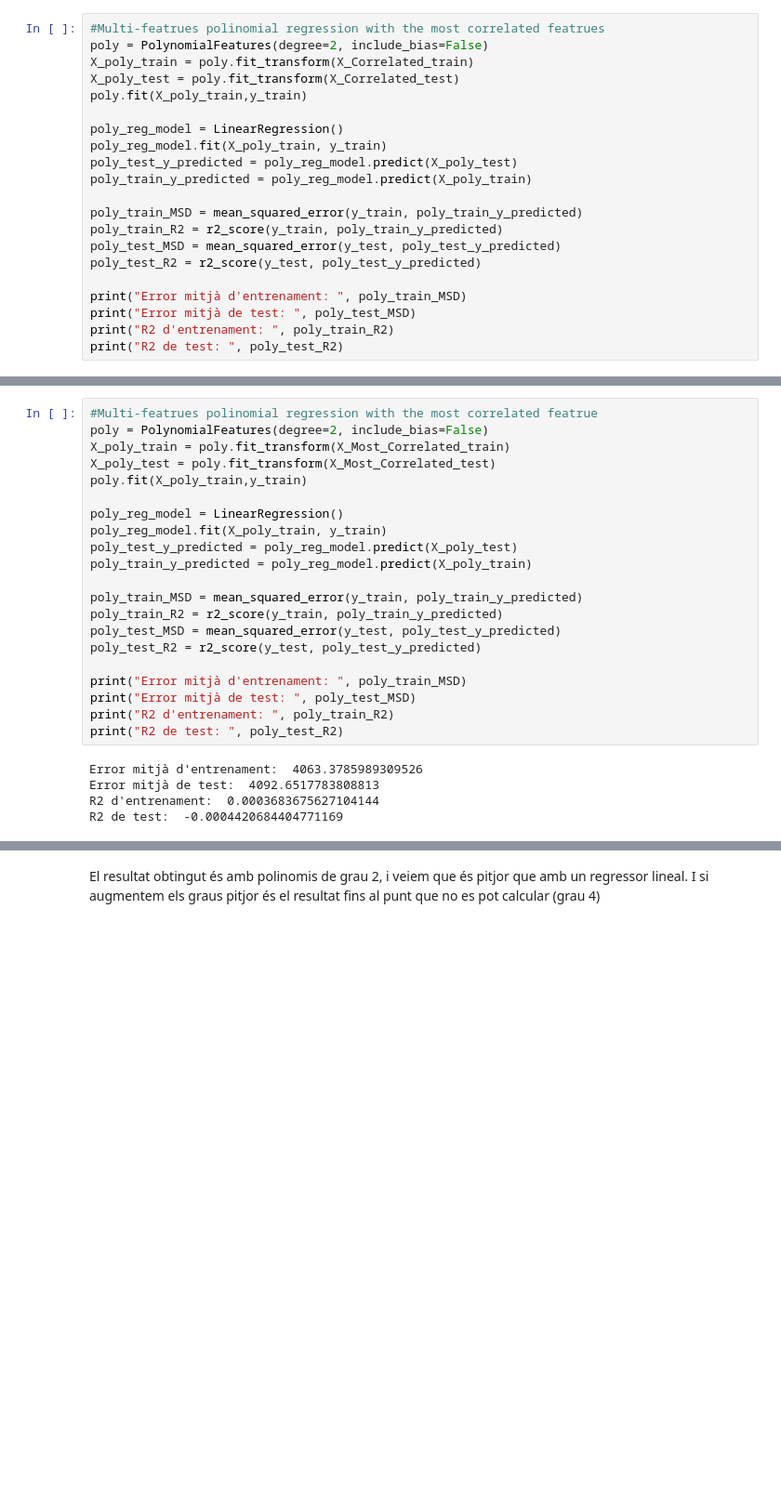
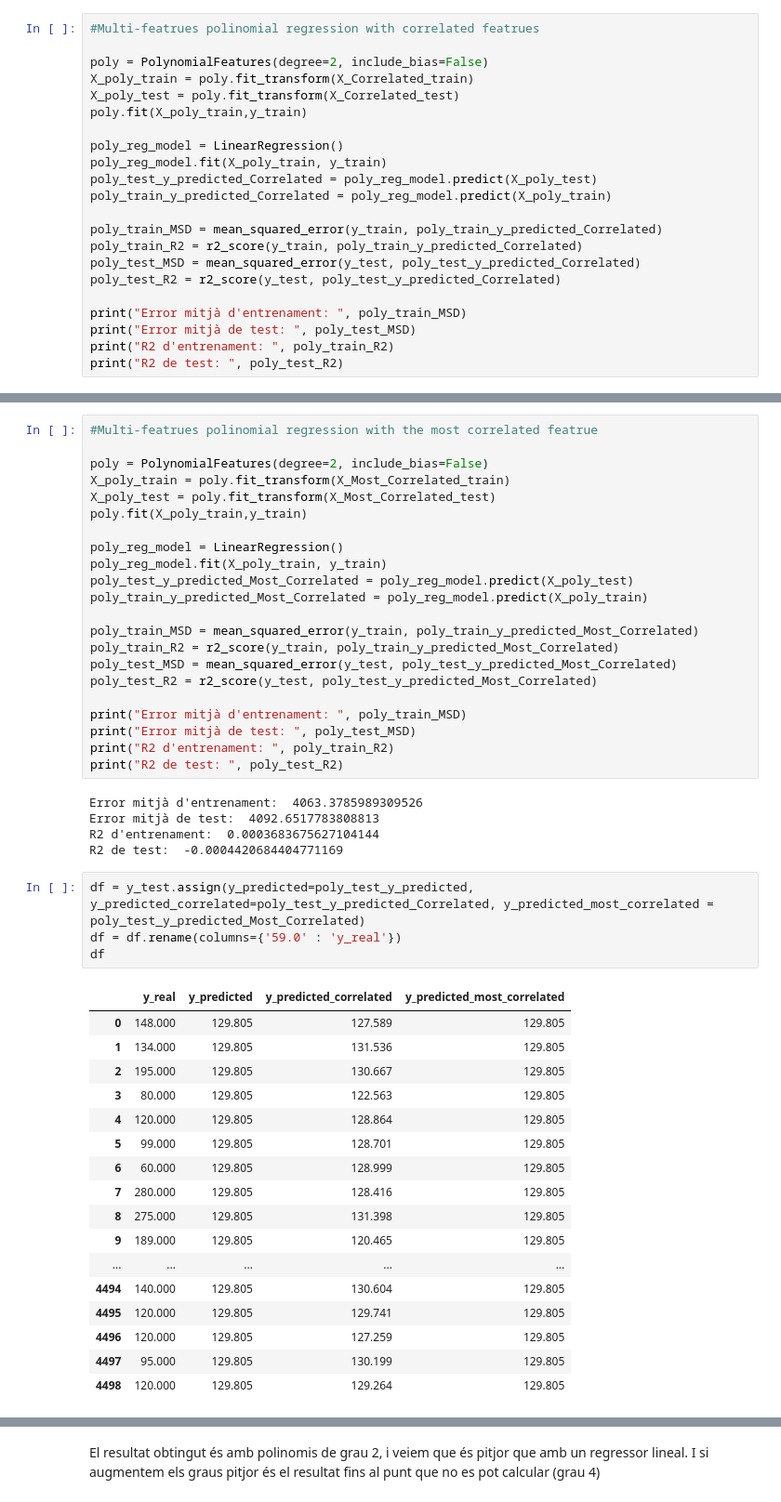
Before and after one commit to celia-m15/Amsterdam_AirBnb_Price, a Jupyter notebook: Price_regression.ipynb, the cells around one changed output, grey strips where cells are left out. Shown at 93% size. Cells and saved outputs as stored; diff of their text form; blank space fills up the shorter version.

```diff
--- a/Price_regression.ipynb
+++ b/Price_regression.ipynb
@@ -351,5 +346,6 @@ R2 de test:  -0.010413746582043304
 # %%
-#Multi-featrues polinomial regression with the most correlated featrues
+#Multi-featrues polinomial regression with correlated featrues
+
 poly = PolynomialFeatures(degree=2, include_bias=False)
 X_poly_train = poly.fit_transform(X_Correlated_train)
 X_poly_test = poly.fit_transform(X_Correlated_test)
@@ -357,13 +353,13 @@ poly.fit(X_poly_train,y_train)
 
 poly_reg_model = LinearRegression()
 poly_reg_model.fit(X_poly_train, y_train)
-poly_test_y_predicted = poly_reg_model.predict(X_poly_test)
-poly_train_y_predicted = poly_reg_model.predict(X_poly_train)
+poly_test_y_predicted_Correlated = poly_reg_model.predict(X_poly_test)
+poly_train_y_predicted_Correlated = poly_reg_model.predict(X_poly_train)
 
-poly_train_MSD = mean_squared_error(y_train, poly_train_y_predicted)
-poly_train_R2 = r2_score(y_train, poly_train_y_predicted)
-poly_test_MSD = mean_squared_error(y_test, poly_test_y_predicted)
-poly_test_R2 = r2_score(y_test, poly_test_y_predicted)
+poly_train_MSD = mean_squared_error(y_train, poly_train_y_predicted_Correlated)
+poly_train_R2 = r2_score(y_train, poly_train_y_predicted_Correlated)
+poly_test_MSD = mean_squared_error(y_test, poly_test_y_predicted_Correlated)
+poly_test_R2 = r2_score(y_test, poly_test_y_predicted_Correlated)
 
 print("Error mitjà d'entrenament: ", poly_train_MSD)
 print("Error mitjà de test: ", poly_test_MSD)
@@ -376,6 +372,7 @@ R2 d'entrenament:  0.0016907939088786073
 R2 de test:  -0.0035739967464980538
 # %%
 #Multi-featrues polinomial regression with the most correlated featrue
+
 poly = PolynomialFeatures(degree=2, include_bias=False)
 X_poly_train = poly.fit_transform(X_Most_Correlated_train)
 X_poly_test = poly.fit_transform(X_Most_Correlated_test)
@@ -383,13 +380,13 @@ poly.fit(X_poly_train,y_train)
 
 poly_reg_model = LinearRegression()
 poly_reg_model.fit(X_poly_train, y_train)
-poly_test_y_predicted = poly_reg_model.predict(X_poly_test)
-poly_train_y_predicted = poly_reg_model.predict(X_poly_train)
+poly_test_y_predicted_Most_Correlated = poly_reg_model.predict(X_poly_test)
+poly_train_y_predicted_Most_Correlated = poly_reg_model.predict(X_poly_train)
 
-poly_train_MSD = mean_squared_error(y_train, poly_train_y_predicted)
-poly_train_R2 = r2_score(y_train, poly_train_y_predicted)
-poly_test_MSD = mean_squared_error(y_test, poly_test_y_predicted)
-poly_test_R2 = r2_score(y_test, poly_test_y_predicted)
+poly_train_MSD = mean_squared_error(y_train, poly_train_y_predicted_Most_Correlated)
+poly_train_R2 = r2_score(y_train, poly_train_y_predicted_Most_Correlated)
+poly_test_MSD = mean_squared_error(y_test, poly_test_y_predicted_Most_Correlated)
+poly_test_R2 = r2_score(y_test, poly_test_y_predicted_Most_Correlated)
 
 print("Error mitjà d'entrenament: ", poly_train_MSD)
 print("Error mitjà de test: ", poly_test_MSD)
@@ -400,3 +397,25 @@ Error mitjà d'entrenament:  4063.3785989309526
 Error mitjà de test:  4092.6517783808813
 R2 d'entrenament:  0.0003683675627104144
 R2 de test:  -0.0004420684404771169
+# %%
+df = y_test.assign(y_predicted=poly_test_y_predicted, y_predicted_correlated=poly_test_y_predicted_Correlated, y_predicted_most_correlated = poly_test_y_predicted_Most_Correlated)
+df = df.rename(columns={'59.0' : 'y_real'})
+df
+# %% [output]
+|  | y_real | y_predicted | y_predicted_correlated | y_predicted_most_correlated |
+| 0 | 148.000 | 129.805 | 127.589 | 129.805 |
+| 1 | 134.000 | 129.805 | 131.536 | 129.805 |
+| 2 | 195.000 | 129.805 | 130.667 | 129.805 |
+| 3 | 80.000 | 129.805 | 122.563 | 129.805 |
+| 4 | 120.000 | 129.805 | 128.864 | 129.805 |
+| 5 | 99.000 | 129.805 | 128.701 | 129.805 |
+| 6 | 60.000 | 129.805 | 128.999 | 129.805 |
+| 7 | 280.000 | 129.805 | 128.416 | 129.805 |
+| 8 | 275.000 | 129.805 | 131.398 | 129.805 |
+| 9 | 189.000 | 129.805 | 120.465 | 129.805 |
+| ... | ... | ... | ... | ... |
+| 4494 | 140.000 | 129.805 | 130.604 | 129.805 |
+| 4495 | 120.000 | 129.805 | 129.741 | 129.805 |
+| 4496 | 120.000 | 129.805 | 127.259 | 129.805 |
+| 4497 | 95.000 | 129.805 | 130.199 | 129.805 |
+| 4498 | 120.000 | 129.805 | 129.264 | 129.805 |
```
Also changed, not shown: parts of 32 cells of this notebook.
